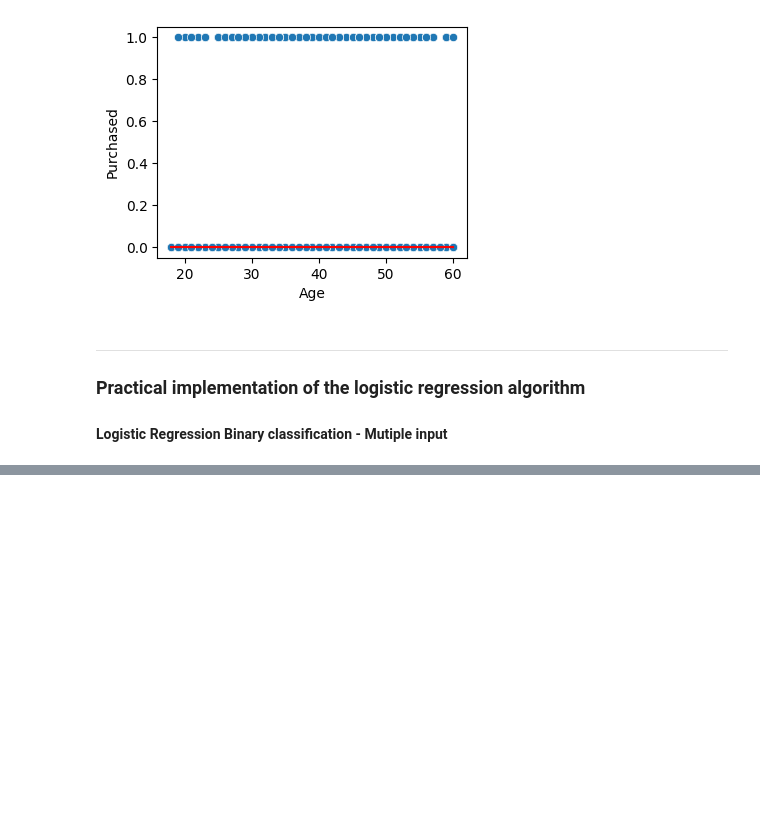
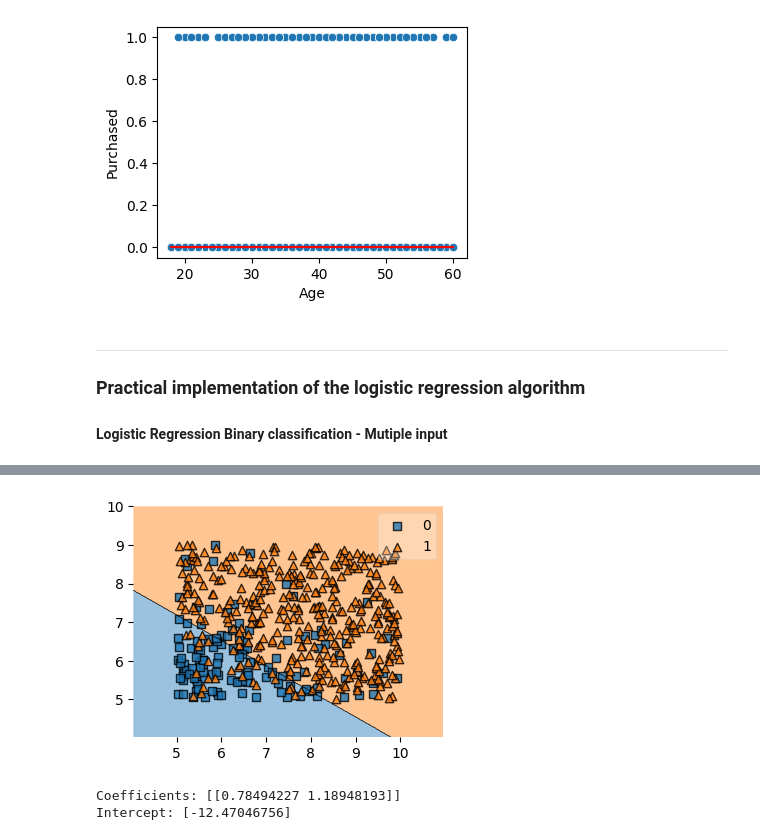
Before and after one commit to Ken-Kanike/ML, a Jupyter notebook: WsCubeTech/m7.ipynb, the cells around one changed output, grey strips where cells are left out. Saved outputs shown, nothing was run; the diff lists cells and outputs as text; code cells hidden in the pictures; blank space fills up the shorter version.

```diff
--- a/WsCubeTech/m7.ipynb
+++ b/WsCubeTech/m7.ipynb
@@ -196,0 +226,9 @@ plt.show()
+# %%
+# the data is not that much linearly separable but we can still use logistic regression
+# seperating data into dependent and independent variables
+X = dataset[['cgpa', 'score']]
+Y = dataset['placed']
+# %%
+# lets split the dataset into training and testing sets
+from sklearn.model_selection import train_test_split
+X_train, X_test, y_train, y_test = train_test_split(X, Y, test_size=0.2, random_state=42)
@@ -196,0 +255,30 @@ plt.show()
+# %%
+# now we want to see the decision boundary using ml extend library
+from mlxtend.plotting import plot_decision_regions
+
+plt.figure(figsize=(4, 3))
+plot_decision_regions(X.to_numpy(), Y.to_numpy(), clf=lr)
+plt.show()
+# %% [output]
+[figure, added]
+# %%
+# the algroithm used in this model is
+# y = 1 / (1 + e^(-z))
+# where z = b0 + b1*x1 + b2*x2 + ... +
+# bN*xN
+# where b0 is the intercept and b1, b2, ..., bN are the coefficients of the features x1, x2, ..., xN
+# this is the logistic regression equation
+# the coefficients can be accessed using the coef_ attribute of the model
+print("Coefficients:", lr.coef_)
+print("Intercept:", lr.intercept_)
+# the coefficients are the weights assigned to each feature in the model
+# the intercept is the bias term in the model
+# we can see that the coefficients are not that much high, so the model is not overfitting
+# we can also see that the intercept is negative, which means that the model is biased towards
+# predicting 0 (not placed) when the features are low
+# we can also see that the coefficients are positive, which means that the model is biased towards
+# predicting 1 (placed) when the features are high
+# we can also see that the coefficients are not that much high, so the model is not overfitting
+# %% [output]
+Coefficients: [[0.78494227 1.18948193]]
+Intercept: [-12.47046756]
```
Also changed, not shown: parts of 8 cells of this notebook, 3 other files.
